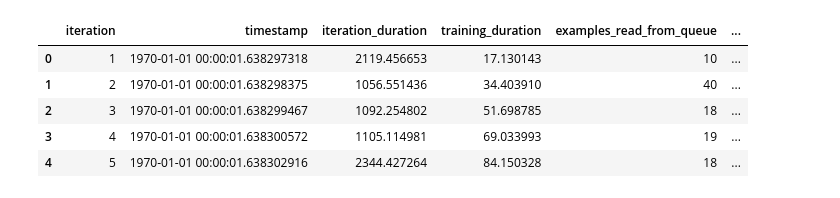
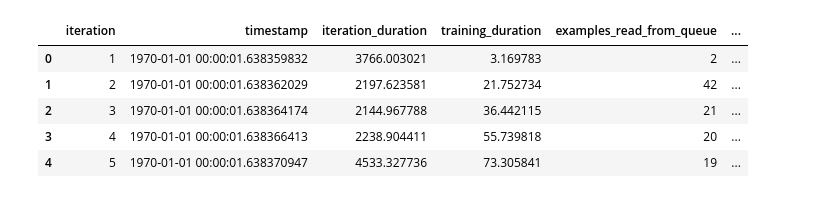
Before and after one commit to campfireman/bachelor-thesis, a Jupyter notebook: code/notebooks/training_overview.ipynb, the cells around one changed output. Saved outputs shown, nothing was run; the diff lists cells and outputs as text; code cells hidden in the pictures.

```diff
--- a/code/notebooks/training_overview.ipynb
+++ b/code/notebooks/training_overview.ipynb
@@ -1,21 +1,21 @@
 # %%
 import pandas as pd
 import os
 import matplotlib.pyplot as plt
 
-TIMESTAMP = 1638294786.9697845
+TIMESTAMP = 1638355223.9429553
 DATA_DIRECTORY = '../data'
 
 perf_data = pd.read_csv(os.path.join(DATA_DIRECTORY, f'{TIMESTAMP}_performance_stats.csv'))
 perf_data['timestamp'] = pd.to_datetime(perf_data['timestamp'])
 perf_data.head()
 # %% [output]
 |  | iteration | timestamp | iteration_duration | training_duration | examples_read_from_queue | ... |
-| 0 | 1 | 1970-01-01 00:00:01.638297318 | 2119.456653 | 17.130143 | 10 | ... |
-| 1 | 2 | 1970-01-01 00:00:01.638298375 | 1056.551436 | 34.403910 | 40 | ... |
-| 2 | 3 | 1970-01-01 00:00:01.638299467 | 1092.254802 | 51.698785 | 18 | ... |
-| 3 | 4 | 1970-01-01 00:00:01.638300572 | 1105.114981 | 69.033993 | 19 | ... |
-| 4 | 5 | 1970-01-01 00:00:01.638302916 | 2344.427264 | 84.150328 | 18 | ... |
+| 0 | 1 | 1970-01-01 00:00:01.638359832 | 3766.003021 | 3.169783 | 2 | ... |
+| 1 | 2 | 1970-01-01 00:00:01.638362029 | 2197.623581 | 21.752734 | 42 | ... |
+| 2 | 3 | 1970-01-01 00:00:01.638364174 | 2144.967788 | 36.442115 | 21 | ... |
+| 3 | 4 | 1970-01-01 00:00:01.638366413 | 2238.904411 | 55.739818 | 20 | ... |
+| 4 | 5 | 1970-01-01 00:00:01.638370947 | 4533.327736 | 73.305841 | 19 | ... |
 # %%
 perf_data.plot.bar(x='iteration', y='examples_read_from_queue')
 # %% [output]
```
Also changed, not shown: parts of 7 cells of this notebook.
